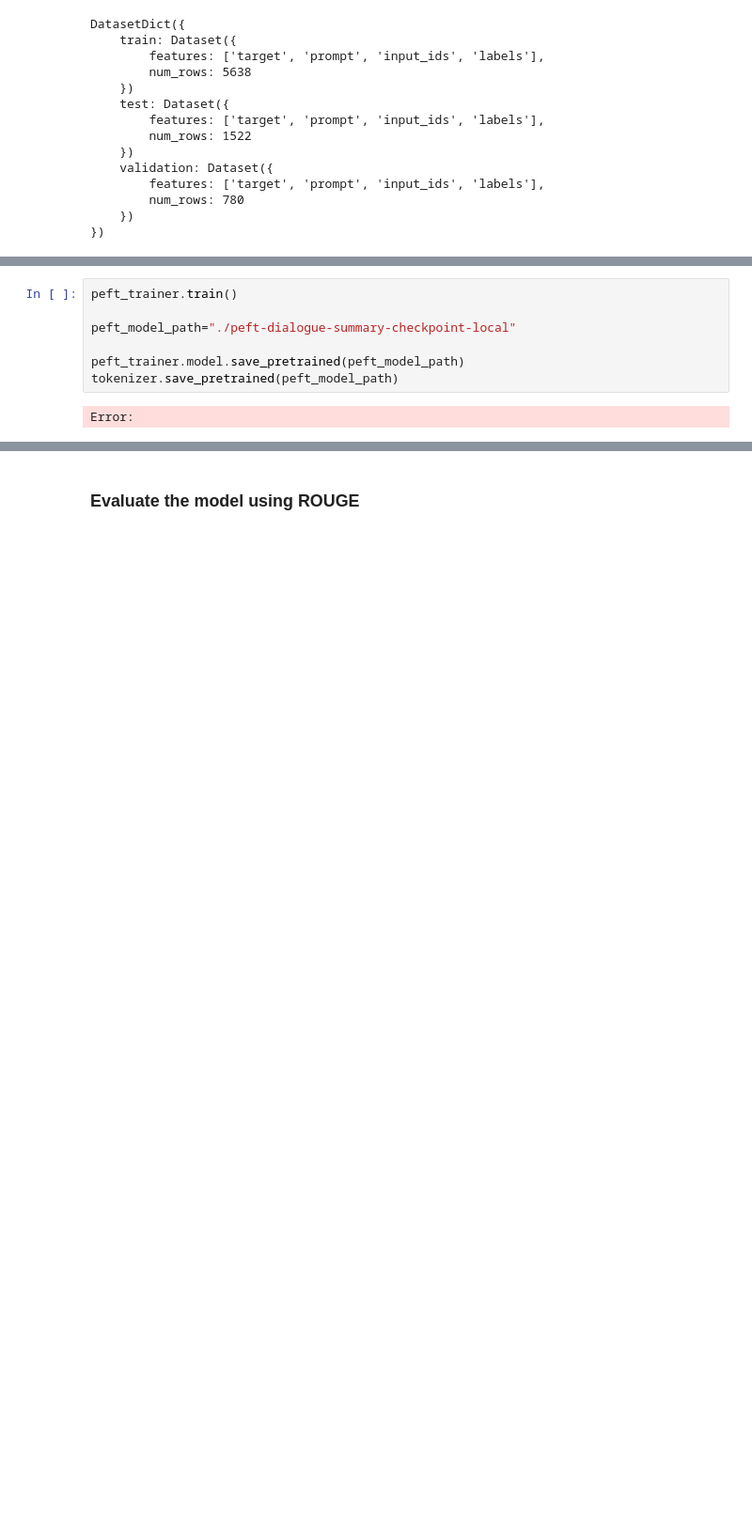
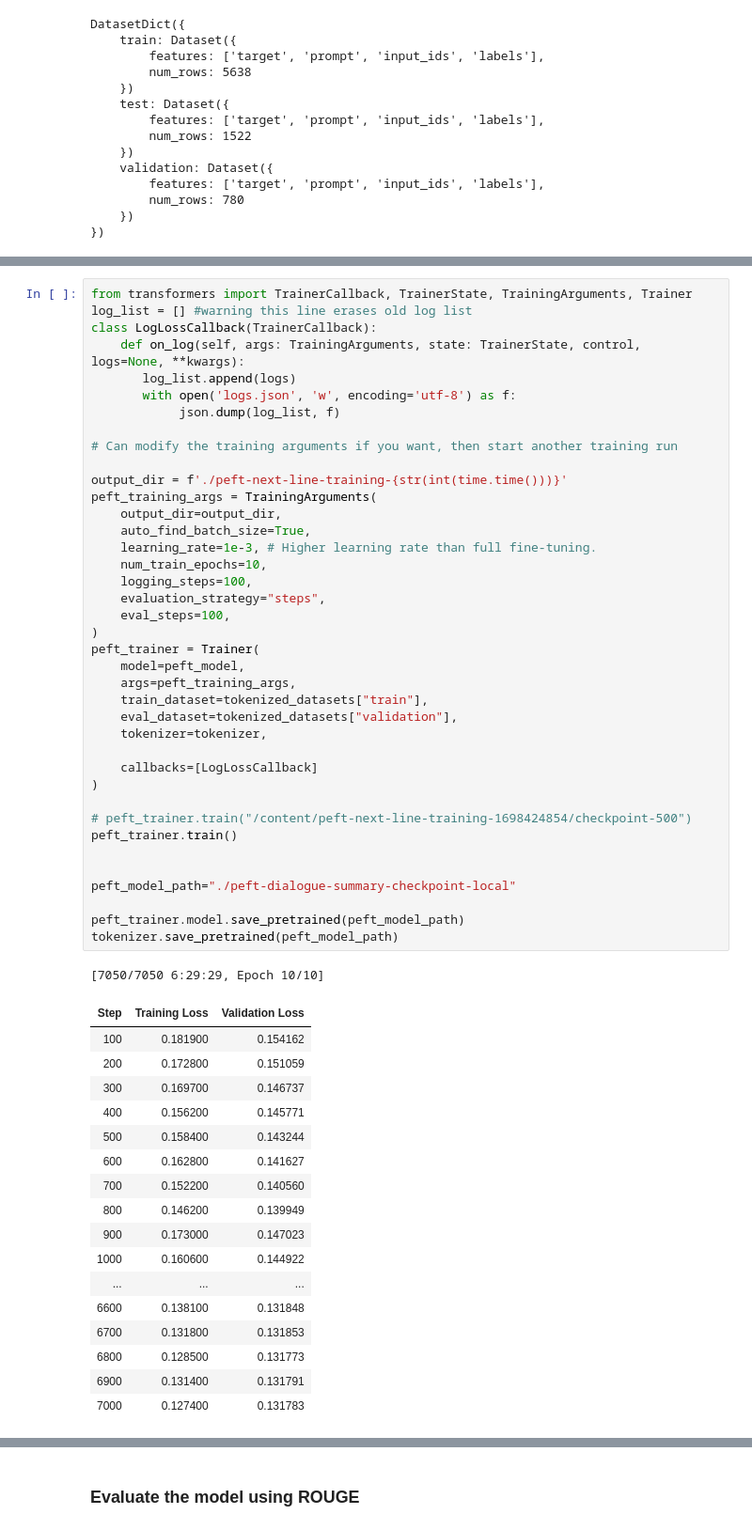
Before and after one commit to mattgomer/ML_experimentation, a Jupyter notebook: NLP/StarTrekScripts_by_line.ipynb, the cells around one changed output, grey strips where cells are left out. Shown at 94% size. Saved outputs shown, nothing was run; the diff lists cells and outputs as text; blank space fills up the shorter version.

```diff
--- a/NLP/StarTrekScripts_by_line.ipynb
+++ b/NLP/StarTrekScripts_by_line.ipynb
@@ -409,9 +396,58 @@ percentage of trainable model parameters: 0.18%
 # %%
+from transformers import TrainerCallback, TrainerState, TrainingArguments, Trainer
+log_list = [] #warning this line erases old log list
+class LogLossCallback(TrainerCallback):
+    def on_log(self, args: TrainingArguments, state: TrainerState, control, logs=None, **kwargs):
+       log_list.append(logs)
+       with open('logs.json', 'w', encoding='utf-8') as f:
+            json.dump(log_list, f)
+
+# Can modify the training arguments if you want, then start another training run
+
+output_dir = f'./peft-next-line-training-{str(int(time.time()))}'
+peft_training_args = TrainingArguments(
+    output_dir=output_dir,
+    auto_find_batch_size=True,
+    learning_rate=1e-3, # Higher learning rate than full fine-tuning.
+    num_train_epochs=10,
+    logging_steps=100,
+    evaluation_strategy="steps",
+    eval_steps=100,
+)
+peft_trainer = Trainer(
+    model=peft_model,
+    args=peft_training_args,
+    train_dataset=tokenized_datasets["train"],
+    eval_dataset=tokenized_datasets["validation"],
+    tokenizer=tokenizer,
+
+    callbacks=[LogLossCallback]
+)
+
+# peft_trainer.train("/content/peft-next-line-training-1698424854/checkpoint-500")
 peft_trainer.train()
+
 
 peft_model_path="./peft-dialogue-summary-checkpoint-local"
 
 peft_trainer.model.save_pretrained(peft_model_path)
 tokenizer.save_pretrained(peft_model_path)
 # %% [output]
-Error:
+[7050/7050 6:29:29, Epoch 10/10]
+| Step | Training Loss | Validation Loss |
+| 100 | 0.181900 | 0.154162 |
+| 200 | 0.172800 | 0.151059 |
+| 300 | 0.169700 | 0.146737 |
+| 400 | 0.156200 | 0.145771 |
+| 500 | 0.158400 | 0.143244 |
+| 600 | 0.162800 | 0.141627 |
+| 700 | 0.152200 | 0.140560 |
+| 800 | 0.146200 | 0.139949 |
+| 900 | 0.173000 | 0.147023 |
+| 1000 | 0.160600 | 0.144922 |
+| ... | ... | ... |
+| 6600 | 0.138100 | 0.131848 |
+| 6700 | 0.131800 | 0.131853 |
+| 6800 | 0.128500 | 0.131773 |
+| 6900 | 0.131400 | 0.131791 |
+| 7000 | 0.127400 | 0.131783 |
```
Also changed, not shown: parts of 26 cells of this notebook, 10 other files.
